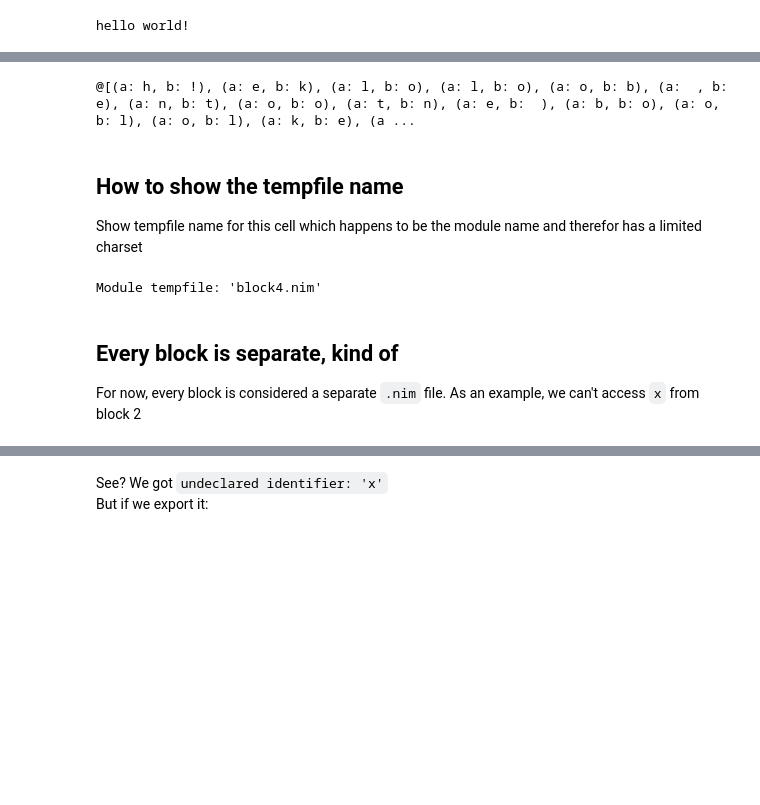
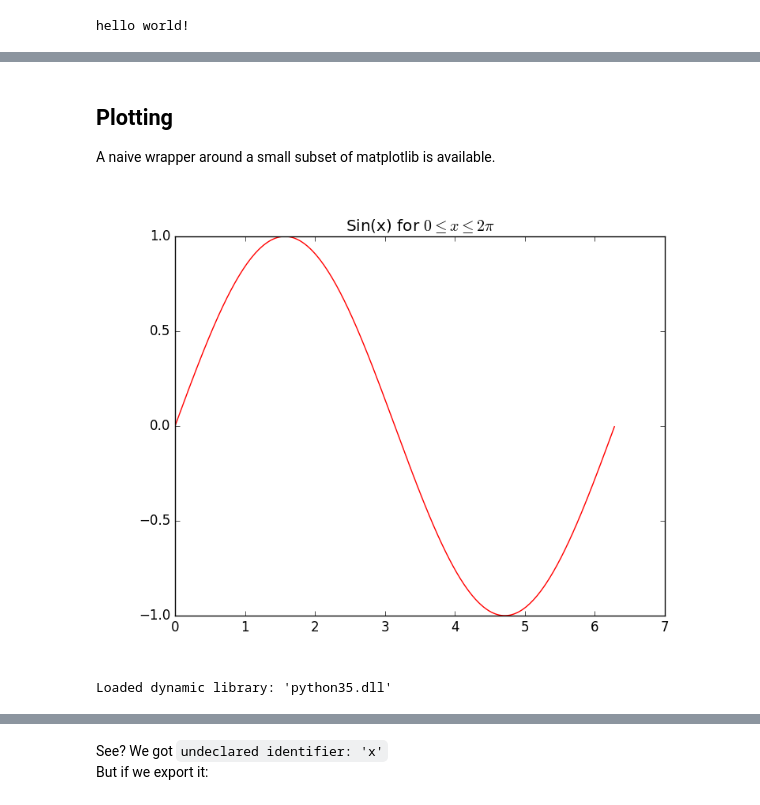
Before and after one commit to stisa/jupyternim, a Jupyter notebook: examples/example-notebook.ipynb, the cells around one changed output, grey strips where cells are left out. Saved outputs shown, nothing was run; the diff lists cells and outputs as text; code cells hidden in the pictures; blank space fills up the shorter version.

Commit message:
update example

```diff
--- a/examples/example-notebook.ipynb
+++ b/examples/example-notebook.ipynb
@@ -18,20 +11,39 @@ echo x.pow(2.0)
-# %%
-import sequtils
-var s : seq[char] = toSeq("hello notebook!".items)
-var z : seq[char] = toSeq("!koobeton olleh".items)
-echo zip(s,z)
-# %% [output]
-@[(a: h, b: !), (a: e, b: k), (a: l, b: o), (a: l, b: o), (a: o, b: b), (a:  , b: e), (a: n, b: t), (a: o, b: o), (a: t, b: n), (a: e, b:  ), (a: b, b: o), (a: o, b: l), (a: o, b: l), (a: k, b: e), (a ...
-# %% [markdown]
-## How to show the tempfile name
-Show tempfile name for this cell which happens to be the module name and therefor has a limited charset
-# %%
-template FILE: string = instantiationInfo().filename
-
-echo "Module tempfile: '" & FILE() & "'"
-# %% [output]
-Module tempfile: 'block4.nim'
-# %% [markdown]
-## Every block  is separate, kind of
-For now, every block is considered a separate `.nim` file.
-As an example, we can't access `x` from block 2
+# %% [markdown]
+Plotting
+-----------
+
+A naive wrapper around a small subset of matplotlib is available.
+# %%
+#>inlineplot
+import math,sequtils
+
+iterator linsp*[T](fm,to,step:T):T =
+    if fm<to:
+      var res: T = T(fm)
+      while res<=to:
+        yield res
+        res+=step
+    elif fm>to:
+      var res: T = T(fm)
+      while res>=to:
+        yield res
+        res-=step
+    else:
+      yield fm
+
+
+proc linspace* [T](fm,to,step:T):seq[T] = toSeq(linsp(fm, to, step)) # Result and step should be same type, not all 4
+
+
+proc sin (x:openarray[float]):seq[float] =
+  result = map(x) do (x:float)->float :
+    sin(x)
+
+let xx = linspace(0.0,2*Pi,0.01)
+
+show:
+    plot(xx,sin(xx))
+    title(r"Sin(x) for $0\leq x\leq 2\pi$" )
+# %% [output]
+[figure, added]
+Loaded dynamic library: 'python35.dll'
```
Also changed, not shown: parts of 24 cells of this notebook.
